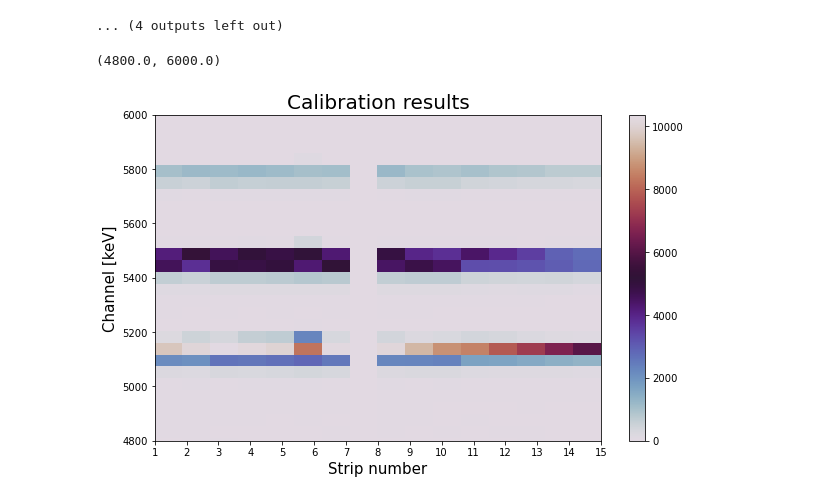
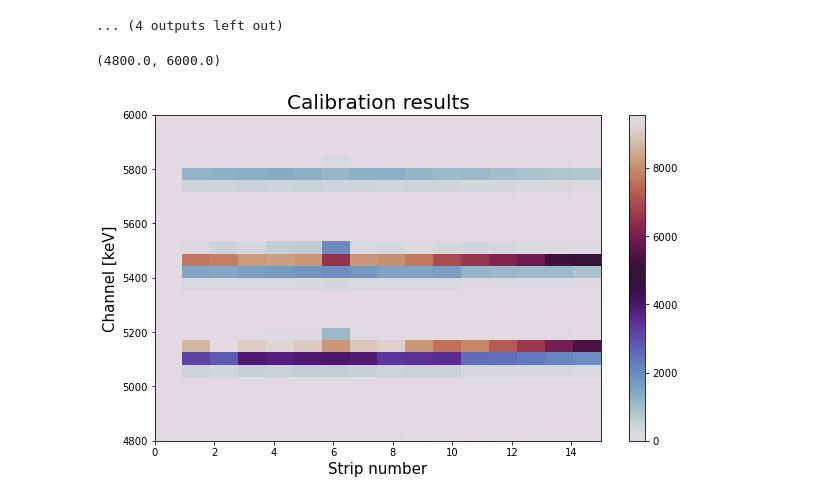
Before and after one commit to chiaramasia01/GSI16Strip, a Jupyter notebook: main_calibration.ipynb, the cells around one changed output. Cells and saved outputs as stored; diff of their text form; code cells hidden in the pictures.

```diff
--- a/main_calibration.ipynb
+++ b/main_calibration.ipynb
@@ -174,33 +174,33 @@ m,q = np.loadtxt(en_path, unpack=True)
 corrected_energy=[]
 corrected_strip=[]
 
-for ii in range(1,16):
+for ii in range(0,16):
         index = my_df['Stripnum'].loc[my_df['Stripnum'] == ii].index
         strip_energy = energy[index]
         strip_position = position[index]
         strip_number = strip[index]
         energy_sel = strip_energy[strip_energy!=0]
         position_sel = strip_position[strip_energy!=0]
         strip_sel = strip_number[strip_energy!=0]
         for jj in range(len(energy_sel)):
 
                 delta_E = a[ii]*position_sel[jj]**2 + b[ii]*position_sel[jj] + c[ii]
                 energy_corr = energy_sel[jj] - delta_E
                 energy_fin = m[ii]*energy_corr + q[ii]
                 corrected_energy.append(energy_fin)
                 corrected_strip.append(ii)
 
 
 
 
 plt.figure(figsize=(10,6))
 plt.hist2d(corrected_strip, corrected_energy, bins=(16,500), cmap='twilight')
 plt.colorbar()
-plt.xticks([1,2,3,4,5,6,7,8,9,10,11,12,13,14,15])
+#plt.xticks([1,2,3,4,5,6,7,8,9,10,11,12,13,14,15])
 plt.xlabel('Strip number', fontsize=15)
 plt.ylabel('Channel [keV]', fontsize=15)
 plt.title('Calibration results', fontsize=20)
 plt.ylim(4800,6000)
 # %% [output]
 (4800.0, 6000.0)
-[figure, old version]
+[figure, new version]
```
Also changed, not shown: 1 other file.
